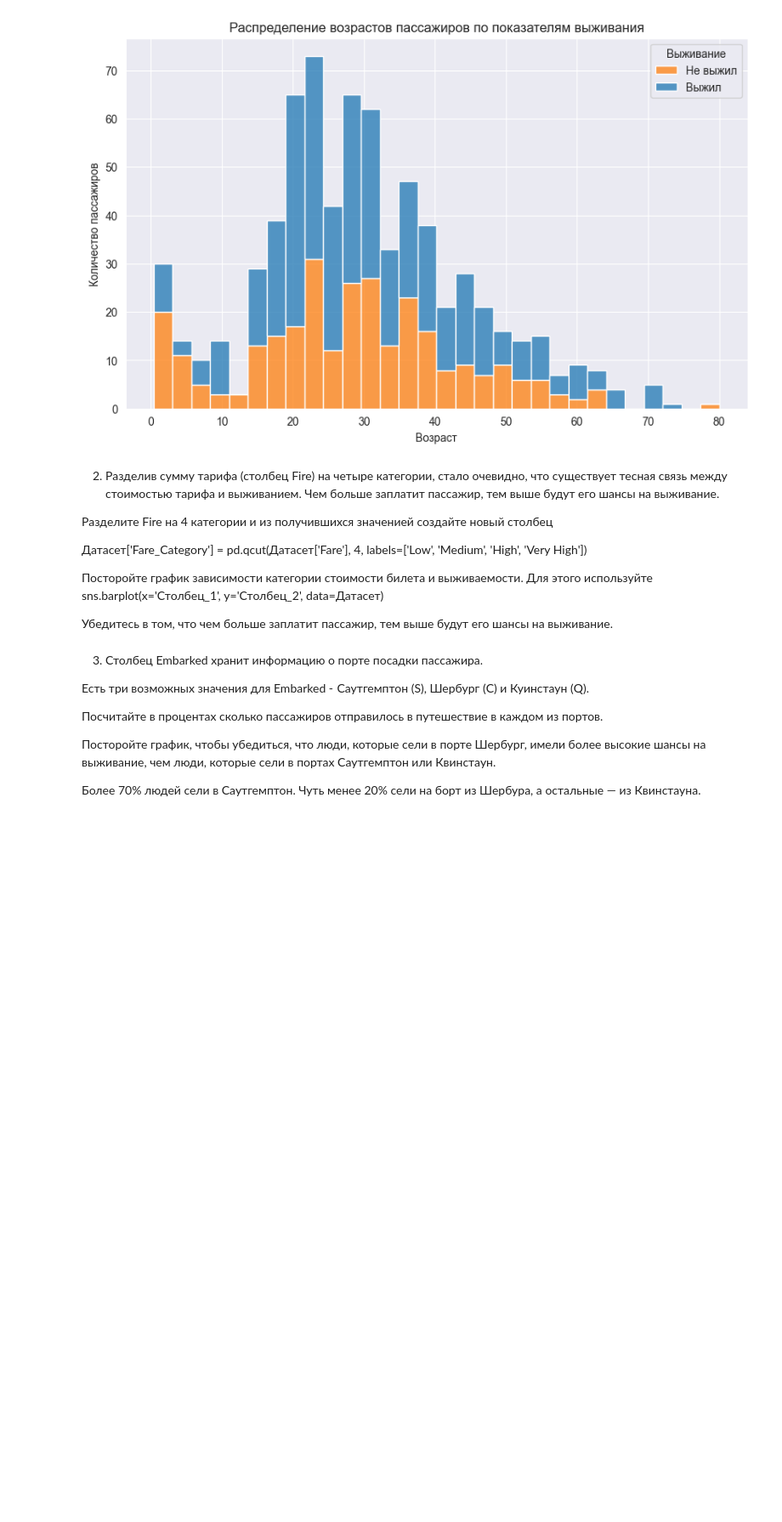
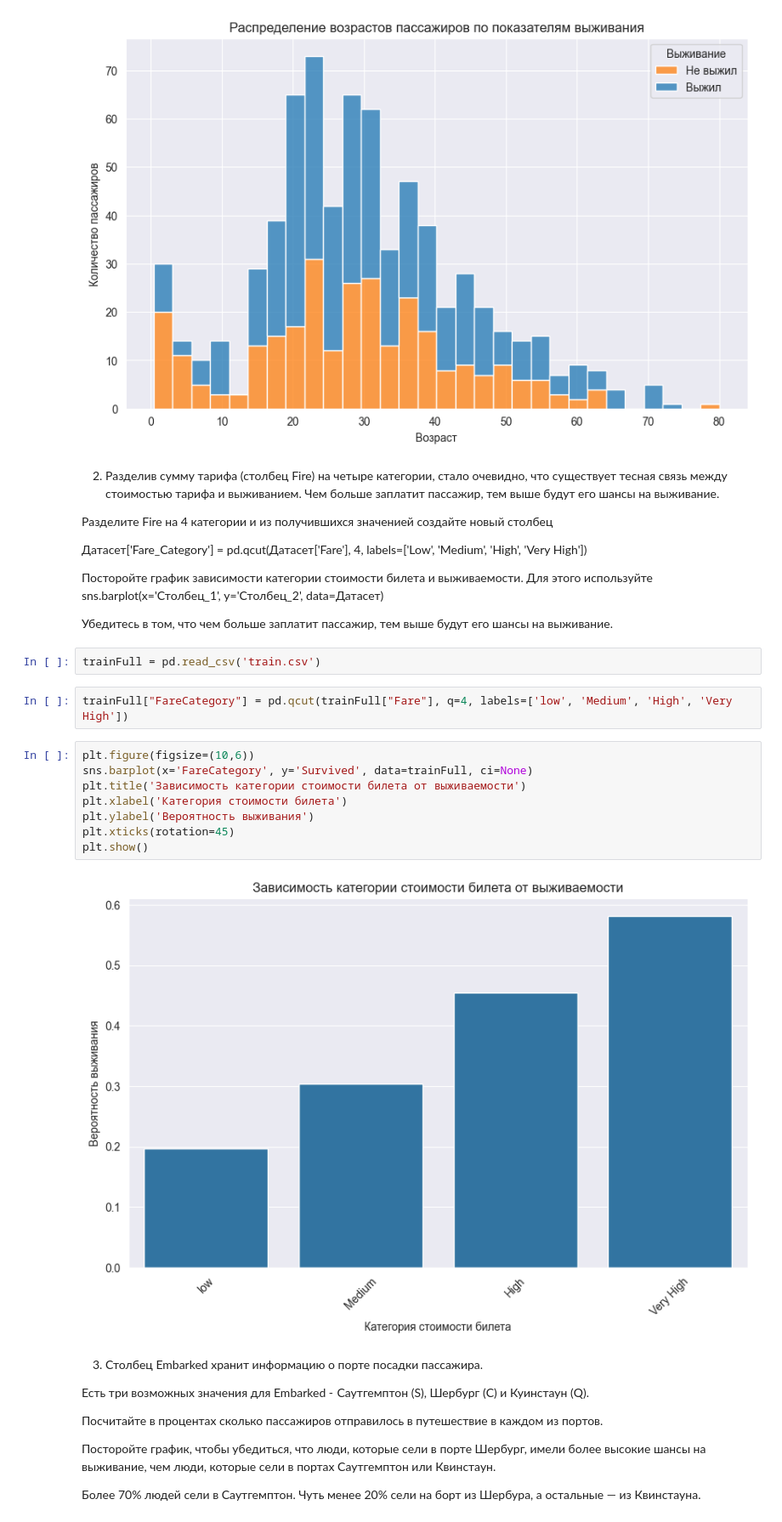
Before and after one commit to n04nik/Python, a Jupyter notebook: Laba9/titanic.ipynb, the cells around one changed output. Shown at 85% size. Cells and saved outputs as stored; diff of their text form; blank space fills up the shorter version.

```diff
--- a/Laba9/titanic.ipynb
+++ b/Laba9/titanic.ipynb
@@ -676,6 +678,20 @@ plt.show()
   Посторойте график зависимости категории стоимости билета и выживаемости. Для этого используйте sns.barplot(x='Столбец_1', y='Столбец_2', data=Датасет)
 
 Убедитесь в том, что чем больше заплатит пассажир, тем выше будут его шансы на выживание.
+# %%
+trainFull = pd.read_csv('train.csv')
+# %%
+trainFull["FareCategory"] = pd.qcut(trainFull["Fare"], q=4, labels=['low', 'Medium', 'High', 'Very High'])
+# %%
+plt.figure(figsize=(10,6))
+sns.barplot(x='FareCategory', y='Survived', data=trainFull, ci=None)
+plt.title('Зависимость категории стоимости билета от выживаемости')
+plt.xlabel('Категория стоимости билета')
+plt.ylabel('Вероятность выживания')
+plt.xticks(rotation=45)
+plt.show()
+# %% [output]
+[figure, added]
 # %% [markdown]
 3. Столбец Embarked хранит информацию о порте посадки пассажира.
 
```
Also changed, not shown: parts of 3 cells of this notebook.
